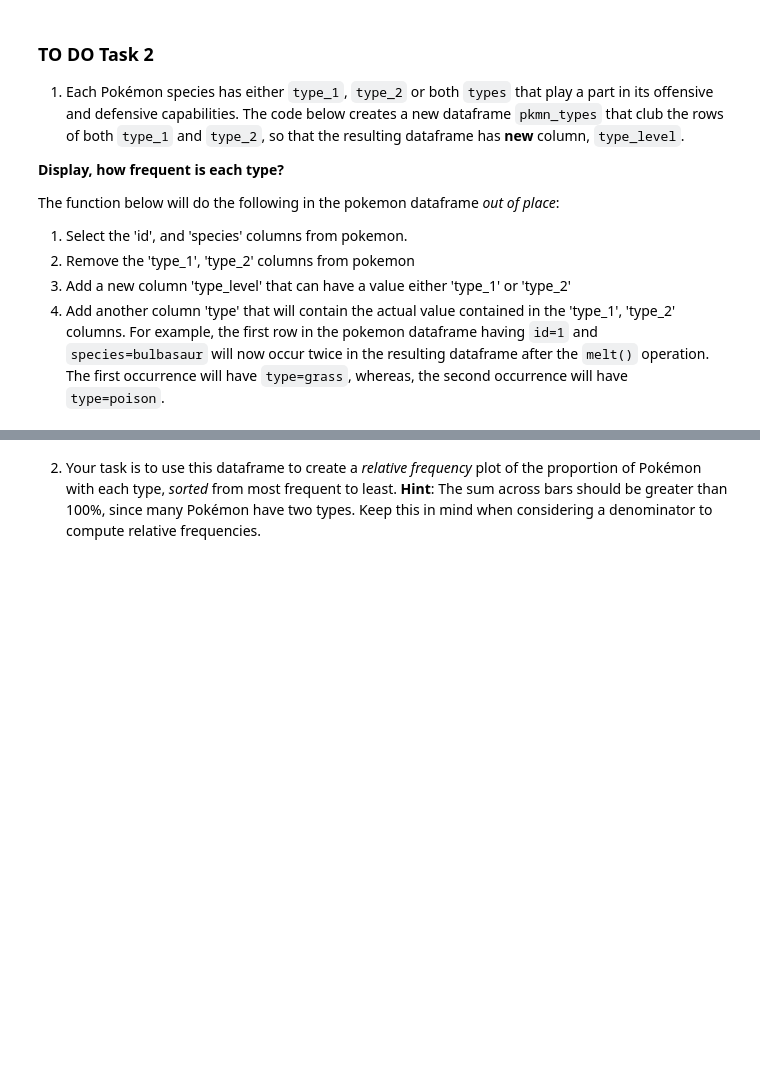
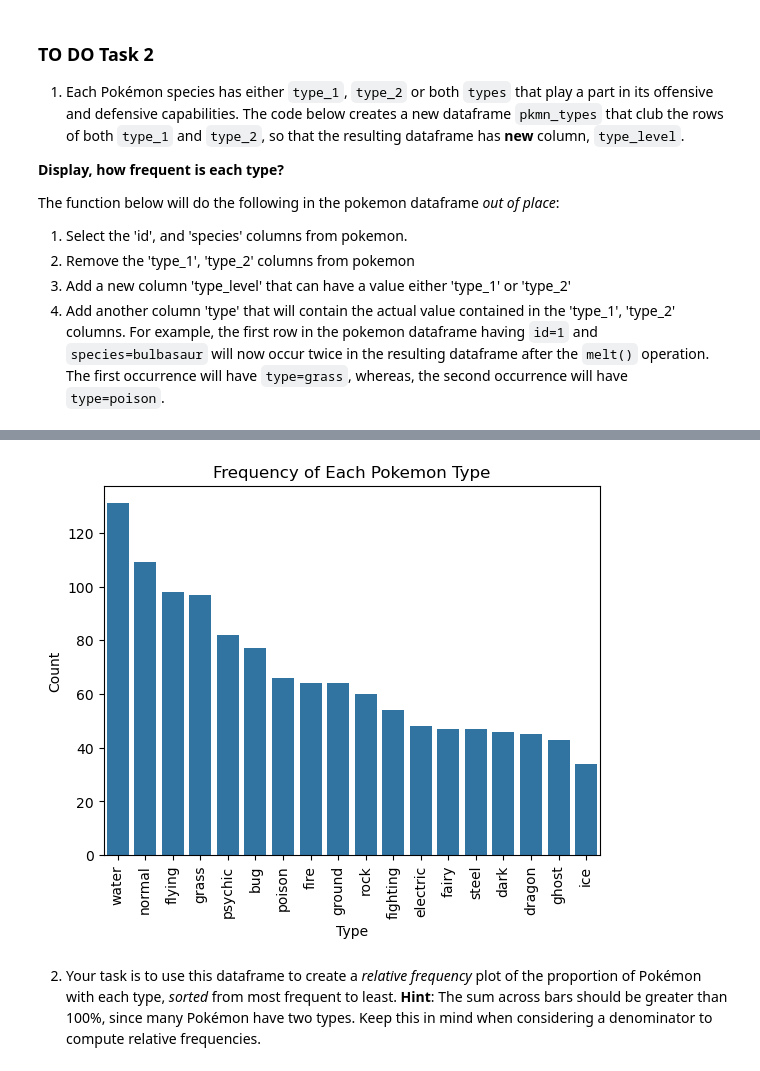
Before and after one commit to Photon-einstein/AI_programming_with_Python_nanodegree, a Jupyter notebook: 4-Matplotlib_Seaborn/3-Bar_chart_practice/3-Bar_Chart_Practice.ipynb, the cells around one changed output, grey strips where cells are left out. Cells and saved outputs as stored; diff of their text form; code cells hidden in the pictures; blank space fills up the shorter version.

```diff
--- a/4-Matplotlib_Seaborn/3-Bar_chart_practice/3-Bar_Chart_Practice.ipynb
+++ b/4-Matplotlib_Seaborn/3-Bar_chart_practice/3-Bar_Chart_Practice.ipynb
@@ -77,2 +89,13 @@ pkmn_types.head()
+# %%
+# YOUR CODE HERE
+# Display how frequent each type is
+sb.countplot(data=pkmn_types, x='type', order=pkmn_types['type'].value_counts().index)
+plt.xticks(rotation=90)
+plt.title('Frequency of Each Pokemon Type')
+plt.xlabel('Type')
+plt.ylabel('Count')
+plt.show()
+# %% [output]
+[figure, added]
 # %% [markdown]
 2. Your task is to use this dataframe to create a _relative frequency_ plot of the proportion of Pokémon with each type, _sorted_ from most frequent to least. **Hint**: The sum across bars should be greater than 100%, since many Pokémon have two types. Keep this in mind when considering a denominator to compute relative frequencies.
```
Also changed, not shown: parts of 6 cells of this notebook, 4 other files.
